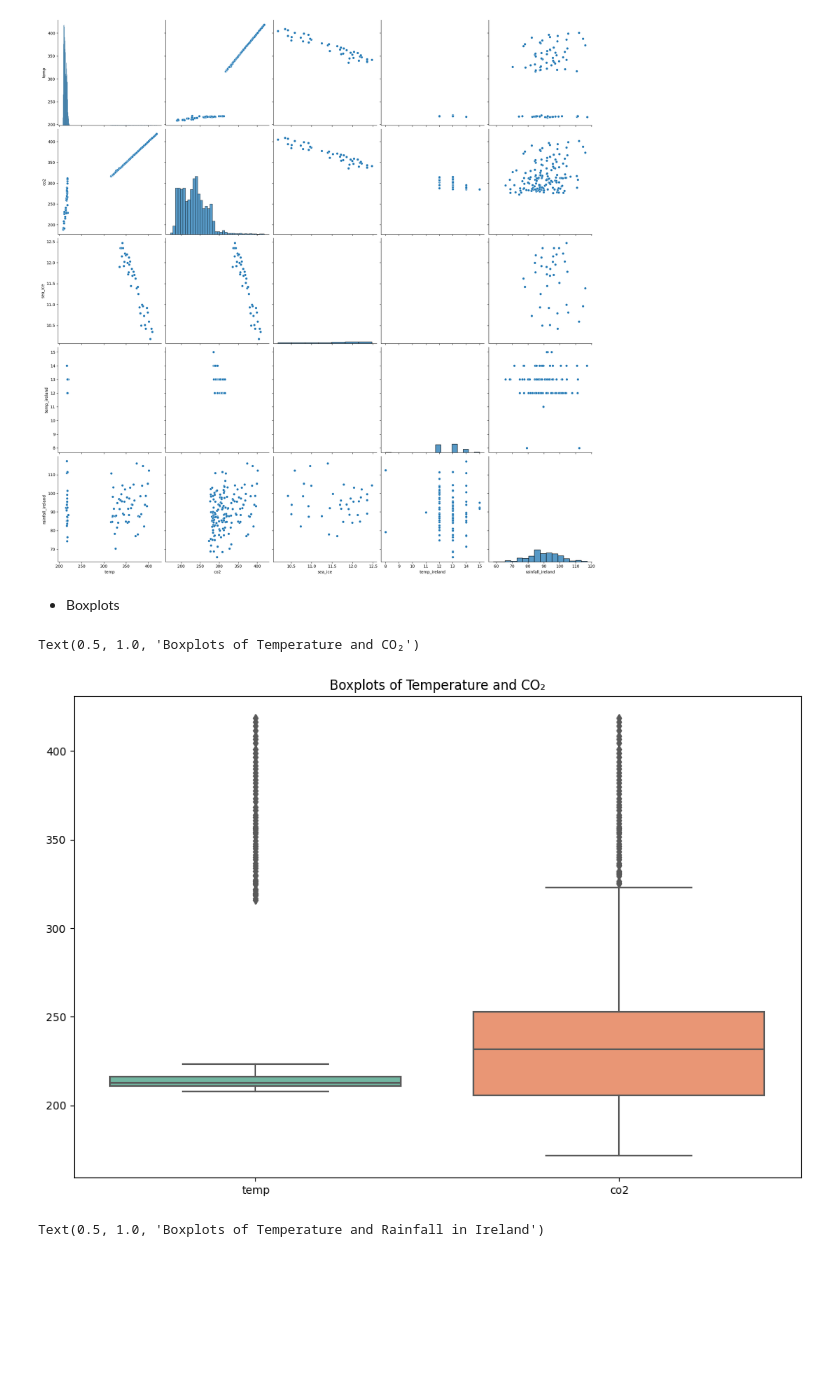
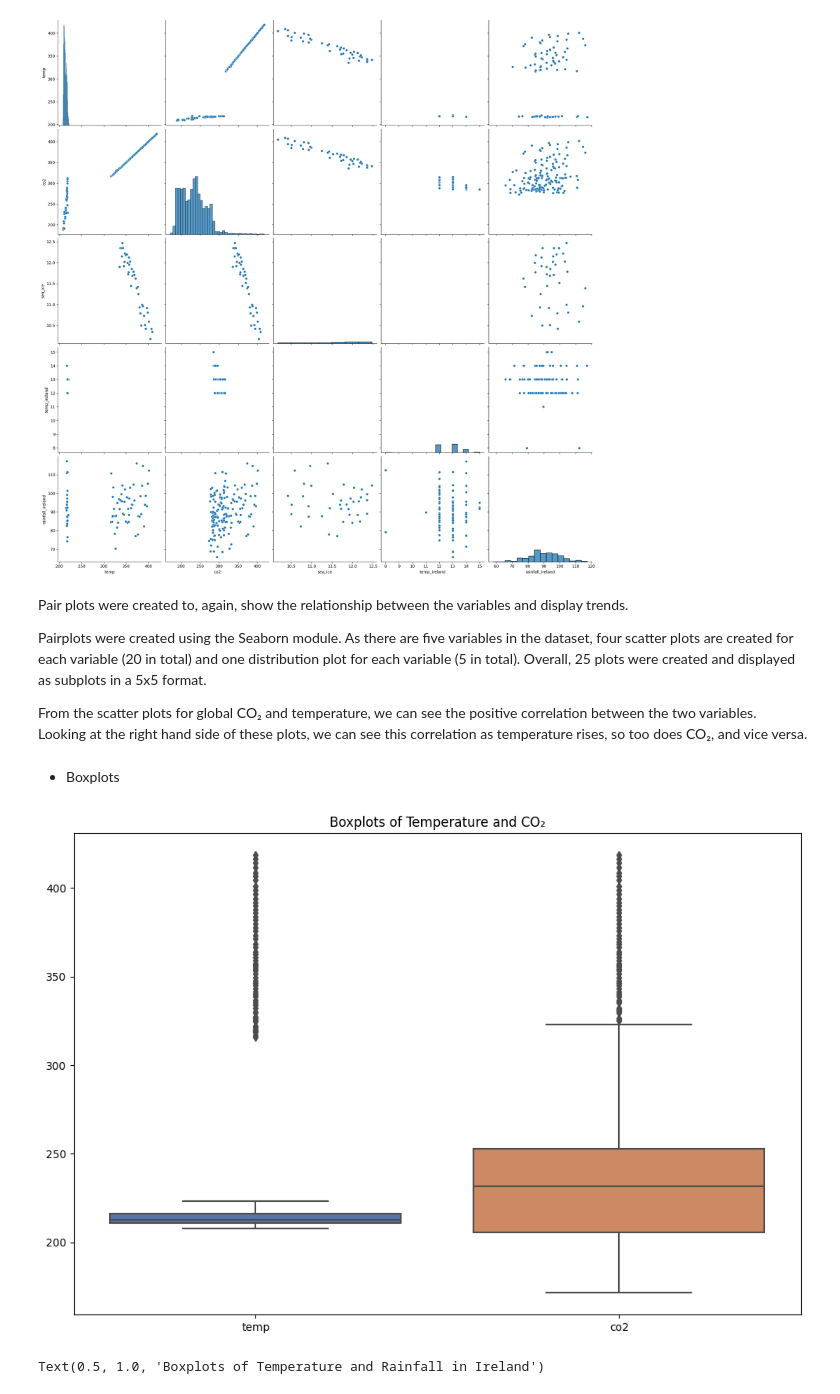
Before and after one commit to rachel-king4/PfDA_Assignment_2, a Jupyter notebook: pfda_assignment_2.ipynb, the cells around one changed output. Cells and saved outputs as stored; diff of their text form; code cells hidden in the pictures; blank space fills up the shorter version.

```diff
--- a/pfda_assignment_2.ipynb
+++ b/pfda_assignment_2.ipynb
@@ -770,19 +794,25 @@ sns.pairplot(combined_2, height=4, palette=['blue', 'purple', 'blueviolet'])
 # %% [output]
 <seaborn.axisgrid.PairGrid at 0x...>
 [figure]
+# %% [markdown]
+Pair plots were created to, again, show the relationship between the variables and display trends.
+
+Pairplots were created using the Seaborn module. As there are five variables in the dataset, four scatter plots are created for each variable (20 in total) and one distribution plot for each variable (5 in total). Overall, 25 plots were created and displayed as subplots in a 5x5 format.
+
+From the scatter plots for global CO₂ and temperature, we can see the positive correlation between the two variables. Looking at the right hand side of these plots, we can see this correlation as temperature rises, so too does CO₂, and vice versa.
 # %% [markdown]
 - Boxplots
 # %%
 # plotting a boxplot of temperature and CO₂
 
 fig, ax = plt.subplots(figsize=(12,8))
 df2 = combined_data[['temp', 'co2']]
-ax = sns.boxplot(data=df2, orient="v", palette="Set2")  # to create a boxplot using seaborn
-ax.set_title("Boxplots of Temperature and CO₂")
+with sns.axes_style("whitegrid"):
+    ax = sns.boxplot(data=df2, orient="v", palette="deep")  # to create a boxplot using seaborn
+    ax.set_title("Boxplots of Temperature and CO₂")
 # https://stackoverflow.com/questions/66833728/boxplots-with-seaborn-for-all-variables-in-a-dataset-at-once
 # %% [output]
-Text(0.5, 1.0, 'Boxplots of Temperature and CO₂')
-[figure, old version]
+[figure, new version]
 # %%
 # plotting a boxplot of temperature and Rainfall in Ireland
 fig, ax = plt.subplots(figsize=(12,8))
```
Also changed, not shown: parts of 27 cells of this notebook, 1 other file.
